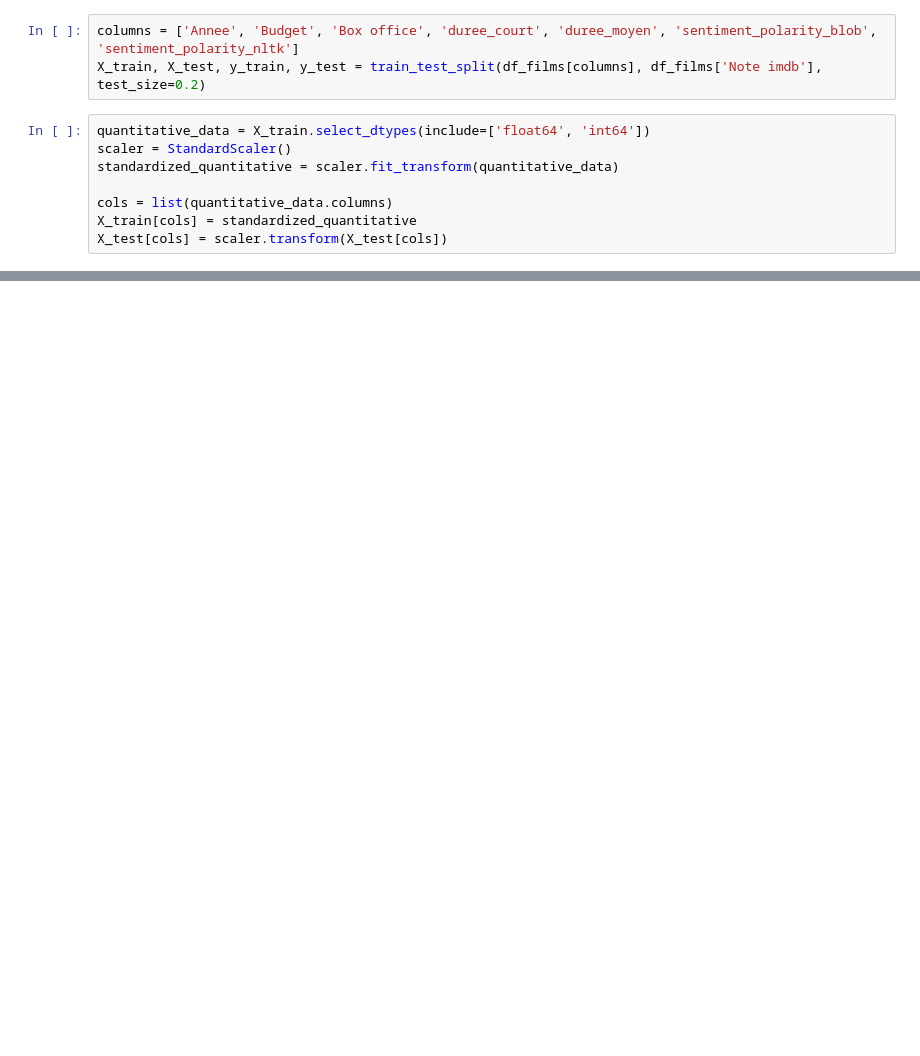
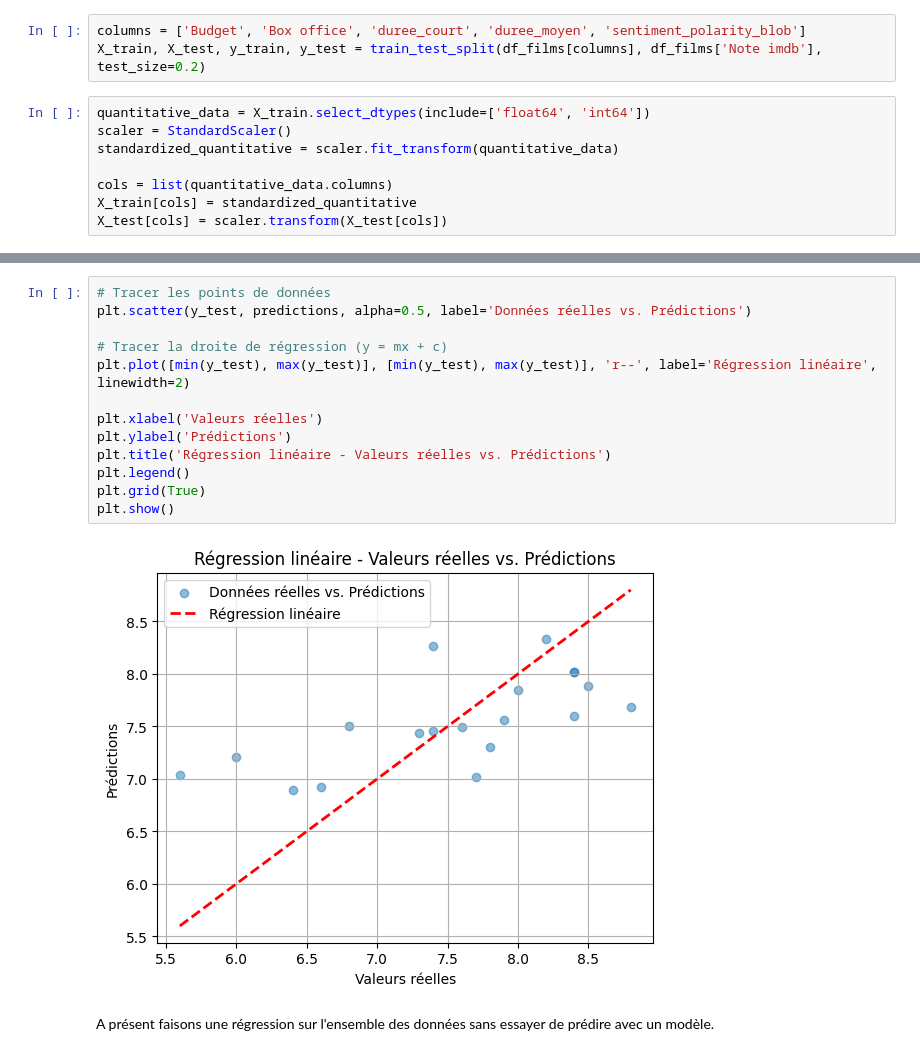
Before and after one commit to LouisArmand0/Projet_Python, a Jupyter notebook: NLP.ipynb, the cells around one changed output, grey strips where cells are left out. Saved outputs shown, nothing was run; the diff lists cells and outputs as text; blank space fills up the shorter version.

Commit message:
Deuxième régression et matrice de corrélation

```diff
--- a/NLP.ipynb
+++ b/NLP.ipynb
@@ -509,5 +516,5 @@ df_films.head()
 # %%
-columns = ['Annee', 'Budget', 'Box office', 'duree_court', 'duree_moyen', 'sentiment_polarity_blob', 'sentiment_polarity_nltk']
+columns = ['Budget', 'Box office', 'duree_court', 'duree_moyen', 'sentiment_polarity_blob']
 X_train, X_test, y_train, y_test = train_test_split(df_films[columns], df_films['Note imdb'], test_size=0.2)
 # %%
 quantitative_data = X_train.select_dtypes(include=['float64', 'int64'])
@@ -530,0 +555,17 @@ mse, r2
+# %%
+# Tracer les points de données
+plt.scatter(y_test, predictions, alpha=0.5, label='Données réelles vs. Prédictions')
+
+# Tracer la droite de régression (y = mx + c)
+plt.plot([min(y_test), max(y_test)], [min(y_test), max(y_test)], 'r--', label='Régression linéaire', linewidth=2)
+
+plt.xlabel('Valeurs réelles')
+plt.ylabel('Prédictions')
+plt.title('Régression linéaire - Valeurs réelles vs. Prédictions')
+plt.legend()
+plt.grid(True)
+plt.show()
+# %% [output]
+[figure, added]
+# %% [markdown]
+A présent faisons une régression sur l'ensemble des données sans essayer de prédire avec un modèle.
```
Also changed, not shown: parts of 12 cells of this notebook.
